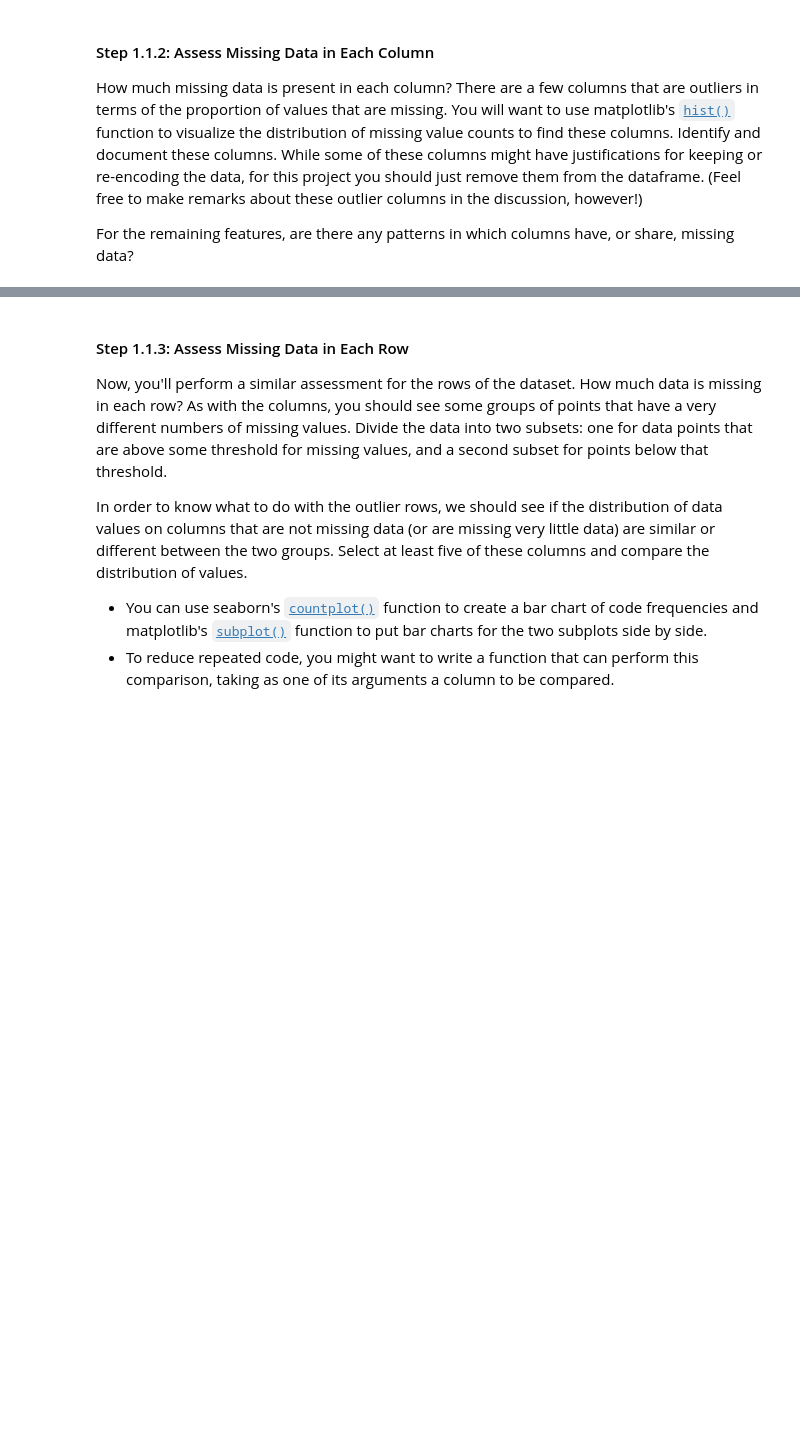
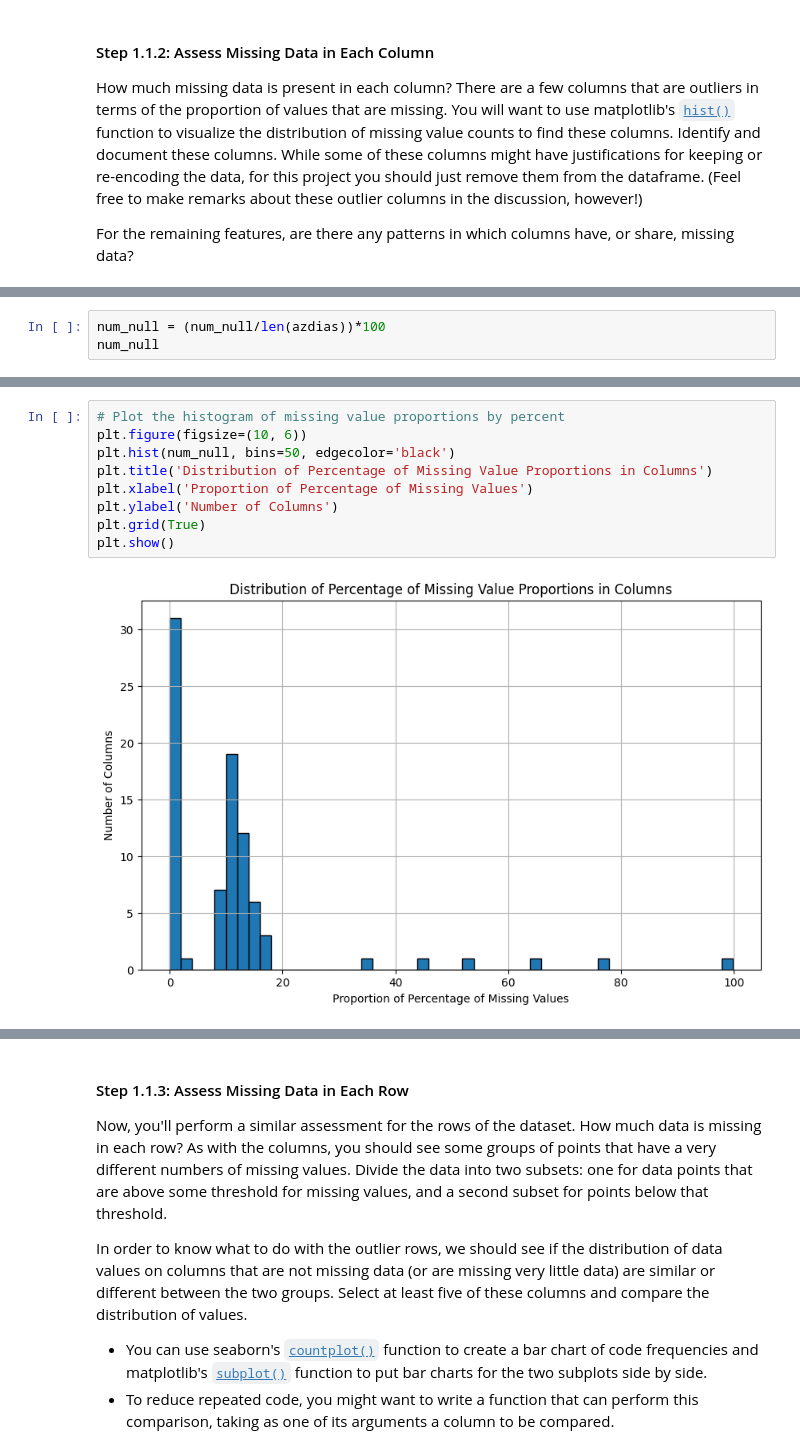
Before and after one commit to Mahakhilfeh/Udacity-Identify-Customer-Segments1, a Jupyter notebook: Identify_Customer_Segments.ipynb, the cells around one changed output, grey strips where cells are left out. Drawn from its saved outputs; the diff is of its cells as text; blank space fills up the shorter version.

```diff
--- a/Identify_Customer_Segments.ipynb
+++ b/Identify_Customer_Segments.ipynb
@@ -254,0 +238,3 @@ In this part of the code, the missing data in each column of the dataset was ana
+# %%
+num_null = (num_null/len(azdias))*100
+num_null
@@ -254,0 +259,11 @@ In this part of the code, the missing data in each column of the dataset was ana
+# %%
+# Plot the histogram of missing value proportions by percent
+plt.figure(figsize=(10, 6))
+plt.hist(num_null, bins=50, edgecolor='black')
+plt.title('Distribution of Percentage of Missing Value Proportions in Columns')
+plt.xlabel('Proportion of Percentage of Missing Values')
+plt.ylabel('Number of Columns')
+plt.grid(True)
+plt.show()
+# %% [output]
+[figure, added]
```
Also changed, not shown: parts of 130 cells of this notebook, 1 other file.
